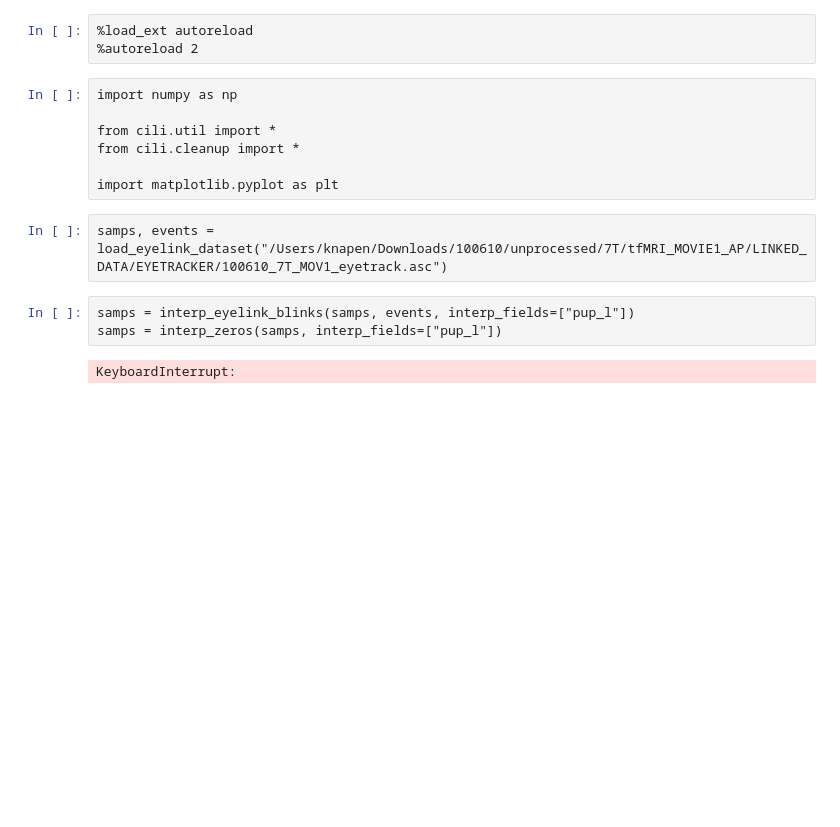
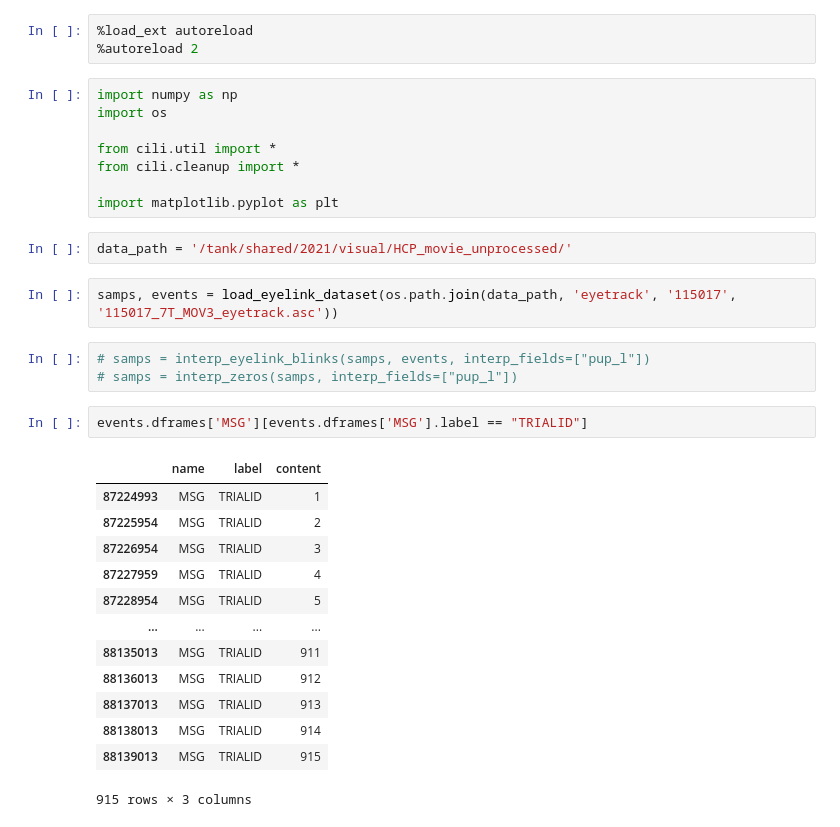
Before and after one commit to marcoaqil/hcp_movie_eyetracking, a Jupyter notebook: analysis/HCP_cili_import.ipynb, the cells around one changed output. Cells and saved outputs as stored; diff of their text form; blank space fills up the shorter version.

```diff
--- a/analysis/HCP_cili_import.ipynb
+++ b/analysis/HCP_cili_import.ipynb
@@ -3,18 +3,35 @@
 %autoreload 2
 # %%
 import numpy as np
+import os
 
 from cili.util import *
 from cili.cleanup import *
 
 import matplotlib.pyplot as plt
-# %%
-samps, events = load_eyelink_dataset("/Users/knapen/Downloads/100610/unprocessed/7T/tfMRI_MOVIE1_AP/LINKED_DATA/EYETRACKER/100610_7T_MOV1_eyetrack.asc")
+# %%
+data_path = '/tank/shared/2021/visual/HCP_movie_unprocessed/'
+# %%
+samps, events = load_eyelink_dataset(os.path.join(data_path, 'eyetrack', '115017', '115017_7T_MOV3_eyetrack.asc'))
 # %%
-samps = interp_eyelink_blinks(samps, events, interp_fields=["pup_l"])
-samps = interp_zeros(samps, interp_fields=["pup_l"])
+# samps = interp_eyelink_blinks(samps, events, interp_fields=["pup_l"])
+# samps = interp_zeros(samps, interp_fields=["pup_l"])
-# %% [output]
-KeyboardInterrupt:
+# %%
+events.dframes['MSG'][events.dframes['MSG'].label == "TRIALID"]
+# %% [output]
+|  | name | label | content |
+| 87224993 | MSG | TRIALID | 1 |
+| 87225954 | MSG | TRIALID | 2 |
+| 87226954 | MSG | TRIALID | 3 |
+| 87227959 | MSG | TRIALID | 4 |
+| 87228954 | MSG | TRIALID | 5 |
+| ... | ... | ... | ... |
+| 88135013 | MSG | TRIALID | 911 |
+| 88136013 | MSG | TRIALID | 912 |
+| 88137013 | MSG | TRIALID | 913 |
+| 88138013 | MSG | TRIALID | 914 |
+| 88139013 | MSG | TRIALID | 915 |
+915 rows × 3 columns
 # %%
 first_tr_el_time = events.dframes['MSG'][events.dframes['MSG'].label == "TRIALID"].index[0]
 last_tr_el_time = events.dframes['MSG'][events.dframes['MSG'].label == "TRIALID"].index[-1] + 1000
```
Also changed, not shown: parts of 7 cells of this notebook, 1 other file.
